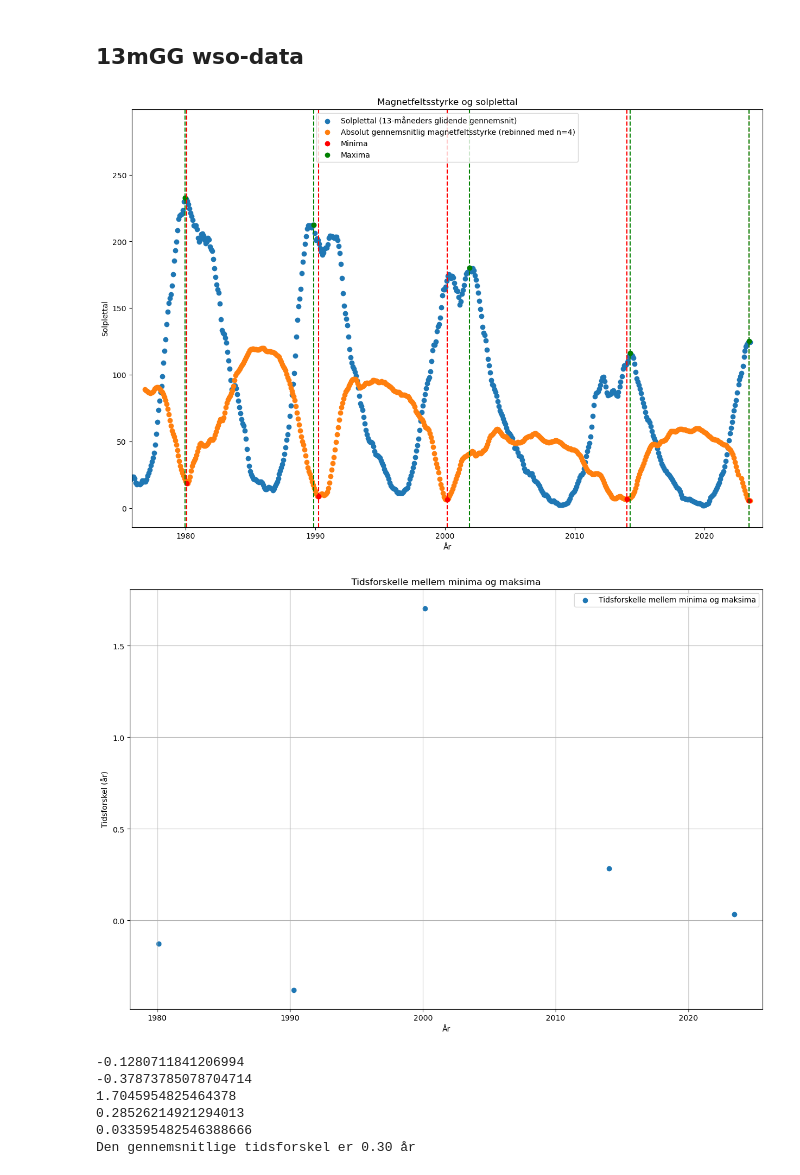
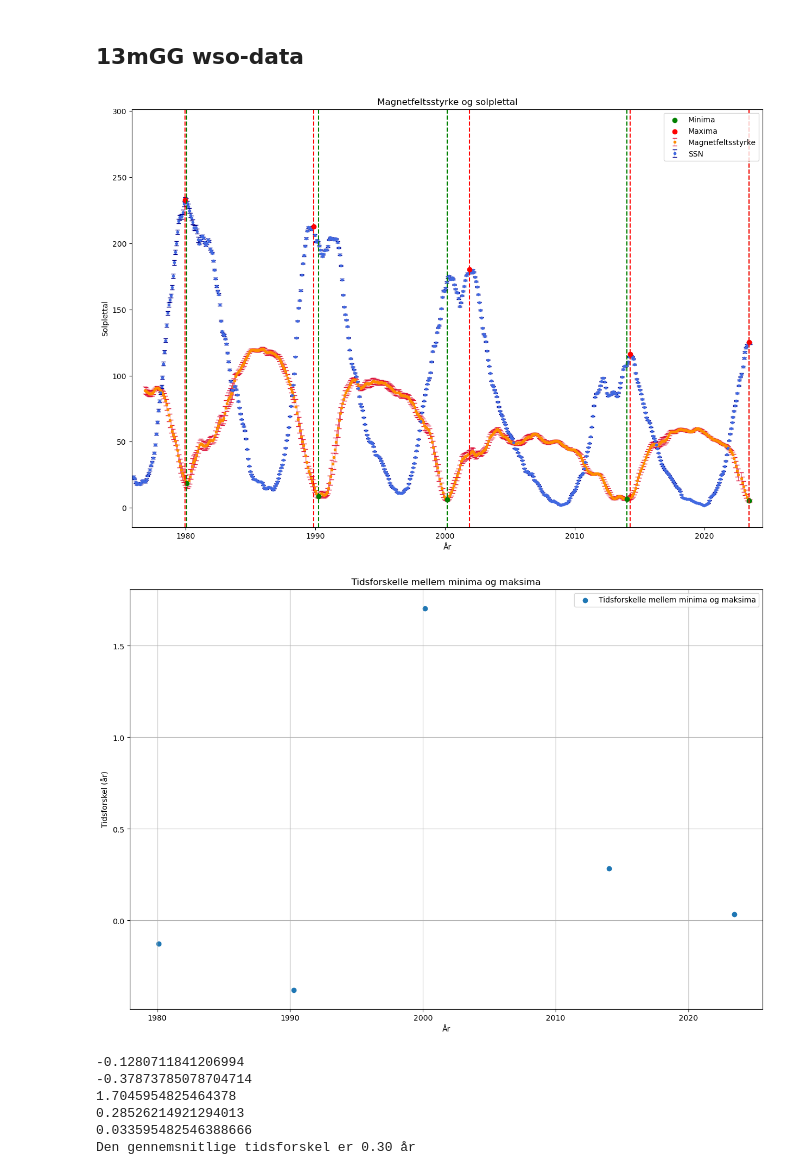
Before and after one commit to Focus9752/Solpletter_projekt, a Jupyter notebook: Magnus carlsen/hysterese/hysterese.ipynb, the cells around one changed output. Saved outputs shown, nothing was run; the diff lists cells and outputs as text; code cells hidden in the pictures.

```diff
--- a/Magnus carlsen/hysterese/hysterese.ipynb
+++ b/Magnus carlsen/hysterese/hysterese.ipynb
@@ -446,47 +454,52 @@ print(timediffs)
 # %%
 # Plot data
 plt.figure(figsize=(15, 10))
-plt.scatter(SSN_date_fraction_arr, SSN_arr, label="Solplettal (13-måneders glidende gennemsnit)")
-plt.scatter(wso_smoothed_date_arr, wso_smoothed_magnetic_field_arr, label="Absolut gennemsnitlig magnetfeltsstyrke (rebinned med n=4)")
-plt.scatter([elem[0] for elem in wso_minima], [elem[1] for elem in wso_minima], color='red', label="Minima")
-plt.scatter([elem[0] for elem in sunspot_number_maxima], [elem[1] for elem in sunspot_number_maxima], color='green', label="Maxima")
+# plt.scatter(SSN_date_fraction_arr, SSN_arr, label="Solplettal (13-måneders glidende gennemsnit)")
+# plt.scatter(wso_smoothed_date_arr, wso_smoothed_magnetic_field_arr, label="Absolut gennemsnitlig magnetfeltsstyrke (rebinned med n=4)")
+
+plt.errorbar(wso_smoothed_date_arr, wso_smoothed_magnetic_field_arr, label="Magnetfeltsstyrke", fmt='.', yerr=wso_smoothed_uncert_arr, ecolor=color_WSO_uncert, c=color_WSO, elinewidth=0.5, capsize=3,  zorder=0)
+plt.errorbar(SSN_date_fraction_arr, SSN_arr, label="SSN", yerr=SSN_uncert_arr, fmt='.', ecolor=color_SSN_uncert, c=color_SSN, elinewidth=0.5, capsize=3,  zorder=0)
+
+
+plt.scatter([elem[0] for elem in wso_minima], [elem[1] for elem in wso_minima], color='green', label="Minima")
+plt.scatter([elem[0] for elem in sunspot_number_maxima], [elem[1] for elem in sunspot_number_maxima], color='red', label="Maxima")
 
 # Plot lodrette linjer for minima og maksima
 for elem in wso_minima:
+    plt.axvline(x=elem[0], color='green', linestyle='--')
+for elem in sunspot_number_maxima:
     plt.axvline(x=elem[0], color='red', linestyle='--')
-for elem in sunspot_number_maxima:
-    plt.axvline(x=elem[0], color='green', linestyle='--')
 
 
 plt.xlabel("År")
 plt.ylabel("Solplettal")
 plt.title("Magnetfeltsstyrke og solplettal")
 plt.legend()
 
 # Vis kun området med magnetfeltsdata
 plt.xlim(np.min(wso_smoothed_date_arr) - 1, np.max(wso_smoothed_date_arr) + 1)
 
 plt.show()
 
 
 
 # Plot tidsforskelle
 plt.figure(figsize=(15, 10))
 plt.grid()
 plt.scatter([elem[0] for elem in wso_minima], timediffs, label="Tidsforskelle mellem minima og maksima")
 plt.xlabel("År")
 plt.ylabel("Tidsforskel (år)")
 plt.title("Tidsforskelle mellem minima og maksima")
 plt.legend()
 
 plt.show()
 
 for timediff in timediffs:
     print(timediff)
 
 print("Den gennemsnitlige tidsforskel er{: .2f} år".format(np.mean(timediffs)))
 # %% [output]
-[figure, old version]
+[figure, new version]
 [figure]
 -0.1280711841206994
 -0.37873785078704714
```
Also changed, not shown: parts of 3 cells of this notebook, 4 other files.
